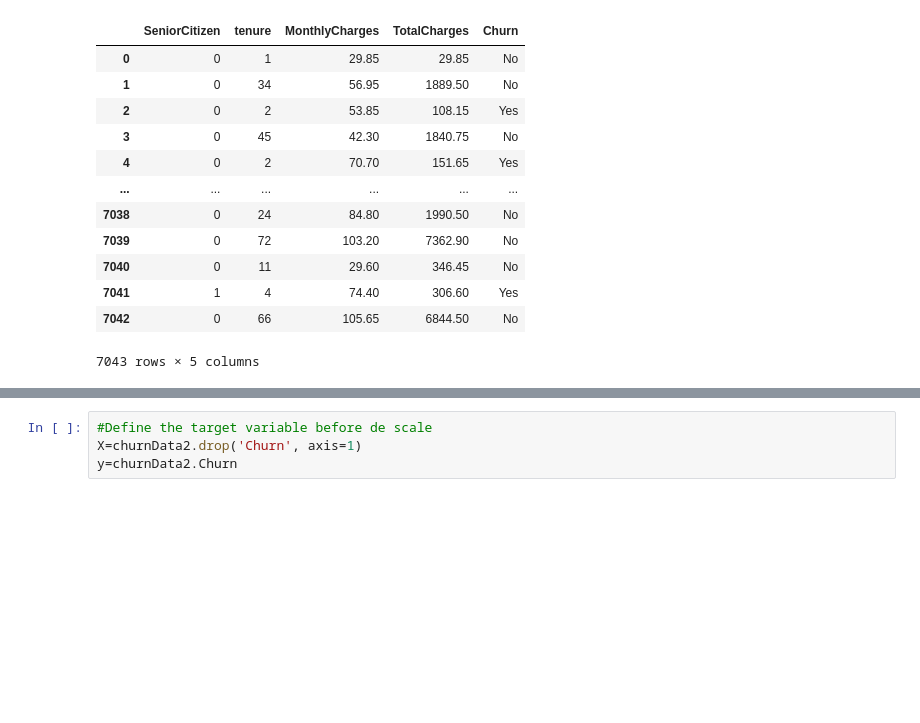
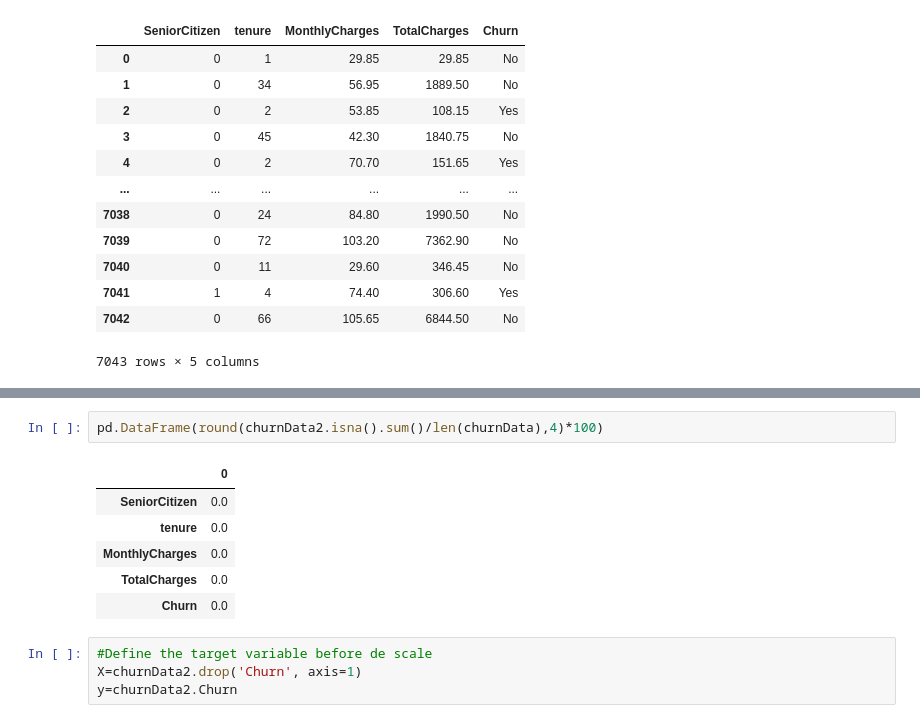
Before and after one commit to Pahegon/IronPablo, a Jupyter notebook: W7/Classification, Handling Imbalanced Data.ipynb, the cells around one changed output, grey strips where cells are left out. Saved outputs shown, nothing was run; the diff lists cells and outputs as text; blank space fills up the shorter version.

```diff
--- a/W7/Classification, Handling Imbalanced Data.ipynb
+++ b/W7/Classification, Handling Imbalanced Data.ipynb
@@ -165,4 +165,13 @@ See the caveats in the documentation: https://pandas.pydata.org/pandas-docs/stab
 7043 rows × 5 columns
+# %%
+pd.DataFrame(round(churnData2.isna().sum()/len(churnData),4)*100)
+# %% [output]
+|  | 0 |
+| SeniorCitizen | 0.0 |
+| tenure | 0.0 |
+| MonthlyCharges | 0.0 |
+| TotalCharges | 0.0 |
+| Churn | 0.0 |
 # %%
 #Define the target variable before de scale
 X=churnData2.drop('Churn', axis=1)
```
Also changed, not shown: parts of 3 cells of this notebook, 2 other files.
